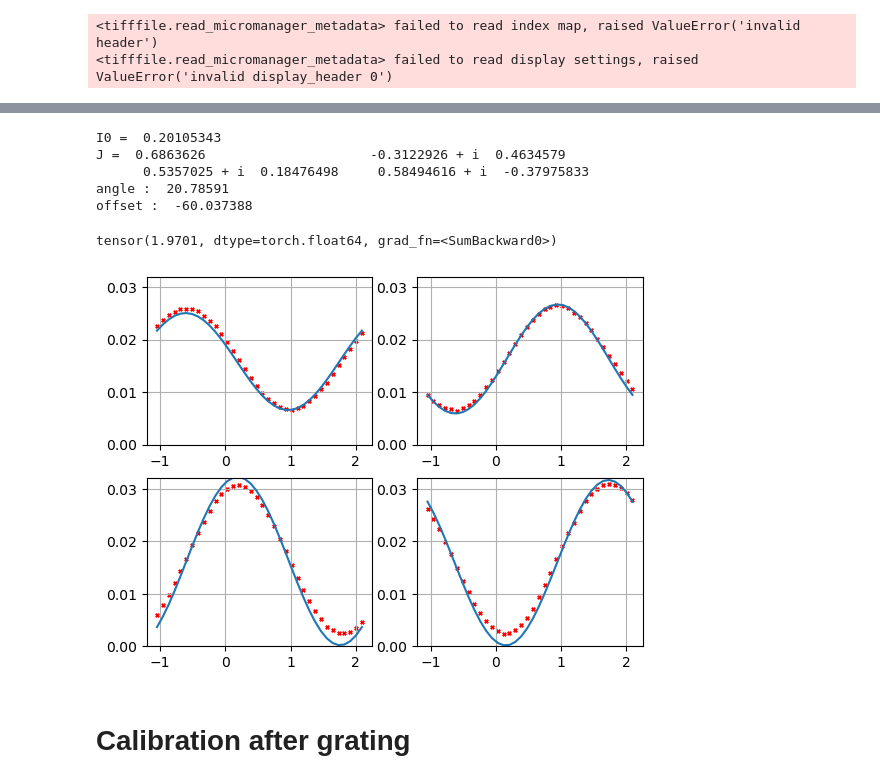
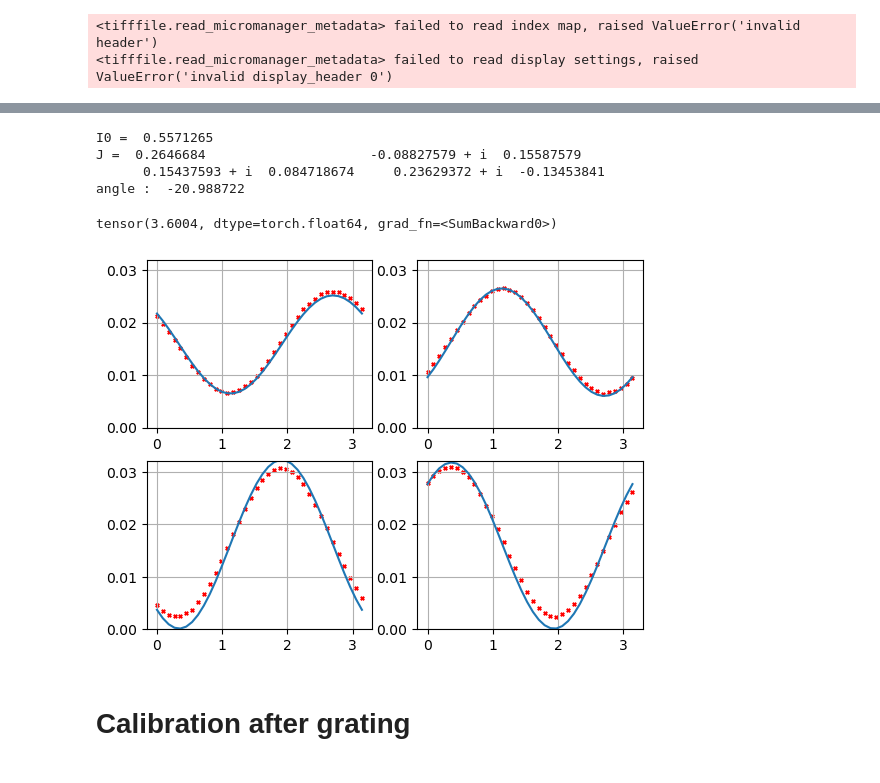
Before and after one commit to aautric/4polarMFM_these, a Jupyter notebook: Calibration_polar.ipynb, the cells around one changed output, grey strips where cells are left out. Cells and saved outputs as stored; diff of their text form; code cells hidden in the pictures.

```diff
--- a/Calibration_polar.ipynb
+++ b/Calibration_polar.ipynb
@@ -92,8 +92,8 @@ d1 = 1.
 d2 = 0.001
 
 I0 = 1.
-offset=-0.01
-alpha = 20.8
+offset=0*np.pi/180.
+alpha = -21.
 alpha_start = copy.deepcopy(alpha)
 # %%
 def through_microscope(I0, a1, b1, b2, c1, c2, d1, d2, alpha, offset):
@@ -128,9 +128,9 @@ res4 = torch.tensor(res4, device=device)
 res5 = torch.tensor(res5, device=device)
 res6 = torch.tensor(res6, device=device)
 # %%
-params = torch.tensor([I0, a1, b1, b2, c1, c2, d1, d2, alpha, offset], device=device)
+params = torch.tensor([I0, a1, b1, b2, c1, c2, d1, d2, alpha], device=device)
 params.requires_grad=True
-optimizer = torch.optim.Adam([params], lr=0.4)
+optimizer = torch.optim.Adam([params], lr=.5)
 loss_ = []
 # %%
 def loss_f(para):
@@ -161,15 +161,14 @@ print('I0 = ', params[0].detach().numpy())
 print('J = ', params[1].detach().numpy(), '                   ', params[2].detach().numpy(), '+ i ', params[3].detach().numpy())
 print('     ', params[4].detach().numpy(), '+ i ', params[5].detach().numpy(), '   ', params[6].detach().numpy(), '+ i ', params[7].detach().numpy())
 print('angle : ', params[8].detach().numpy())
-print('offset : ', params[9].detach().numpy()*180/np.pi)
+#print('offset : ', params[9].detach().numpy()*180/np.pi)
 # %% [output]
-I0 =  0.20105343
-J =  0.6863626                     -0.3122926 + i  0.4634579
-      0.5357025 + i  0.18476498     0.58494616 + i  -0.37975833
-angle :  20.78591
-offset :  -60.037388
+I0 =  0.5571265
+J =  0.2646684                     -0.08827579 + i  0.15587579
+      0.15437593 + i  0.084718674     0.23629372 + i  -0.13453841
+angle :  -20.988722
 # %%
-I0, a1, b1, b2, c1, c2, d1, d2, alpha, offset = params[0], params[1], params[2], params[3], params[4], params[5], params[6], params[7] , params[8], params[9]
+I0, a1, b1, b2, c1, c2, d1, d2, alpha = params[0], params[1], params[2], params[3], params[4], params[5], params[6], params[7] , params[8]
 J = torch.stack([
         torch.stack([a1, b1 + 1j*b2]),
         torch.stack([c1 + 1j*c2, d1 + 1j*d2])
@@ -178,34 +177,34 @@ J = torch.stack([
 force_unitary = torch.sum(torch.abs((torch.einsum('ab, bc-> ac', torch.transpose(torch.conj(J), 0, 1), J)-torch.ones(2))**2))
 print(force_unitary)
 # %% [output]
-tensor(1.9701, dtype=torch.float64, grad_fn=<SumBackward0>)
+tensor(3.6004, dtype=torch.float64, grad_fn=<SumBackward0>)
 # %%
-predicted1, predicted2, predicted3, predicted4 = through_microscope(params[0], params[1], params[2], params[3], params[4], params[5], params[6], params[7], params[8], params[9])
+predicted1, predicted2, predicted3, predicted4 = through_microscope(params[0], params[1], params[2], params[3], params[4], params[5], params[6], params[7], params[8], offset)
 predicted1 = predicted1.detach().numpy()
 predicted2 = predicted2.detach().numpy()
 predicted3 = predicted3.detach().numpy()
 predicted4 = predicted4.detach().numpy()
 # %%
 fig, ax = plt.subplots(2,2)
-phi = np.linspace(0, np.pi, 36)+params[9].detach().numpy()
+phi = np.linspace(0, np.pi, 36)+offset
 ax[0,0].plot(phi, predicted1)
 ax[0,0].scatter(phi, res1, c='r', marker='x', s=6)
 ax[0,0].set_ylim((0., 0.032))
 ax[0,0].grid()
 ax[0,1].plot(phi, predicted2)
 ax[0,1].scatter(phi, res2, c='r', marker='x', s=6)
 ax[0,1].set_ylim((0., 0.032))
 ax[0,1].grid()
 ax[1,0].plot(phi, predicted3)
 ax[1,0].scatter(phi, res3, c='r', marker='x', s=6)
 ax[1,0].set_ylim((0., 0.032))
 ax[1,0].grid()
 ax[1,1].plot(phi, predicted4)
 ax[1,1].scatter(phi, res4, c='r', marker='x', s=6)
 ax[1,1].set_ylim((0., 0.032))
 ax[1,1].grid()
 # %% [output]
-[figure, old version]
+[figure, new version]
 # %% [markdown]
 # Calibration after grating
 # %%
```
Also changed, not shown: parts of 4 cells of this notebook, 1 other file.
